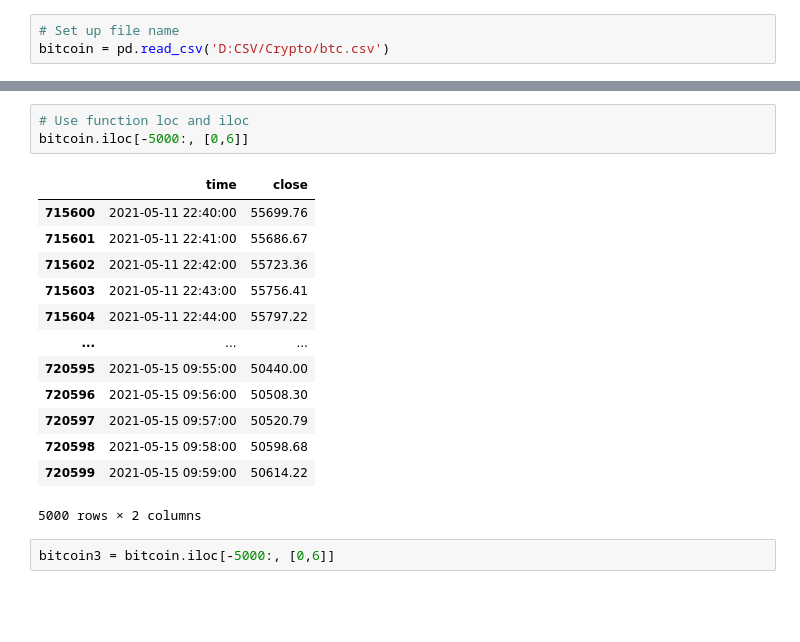
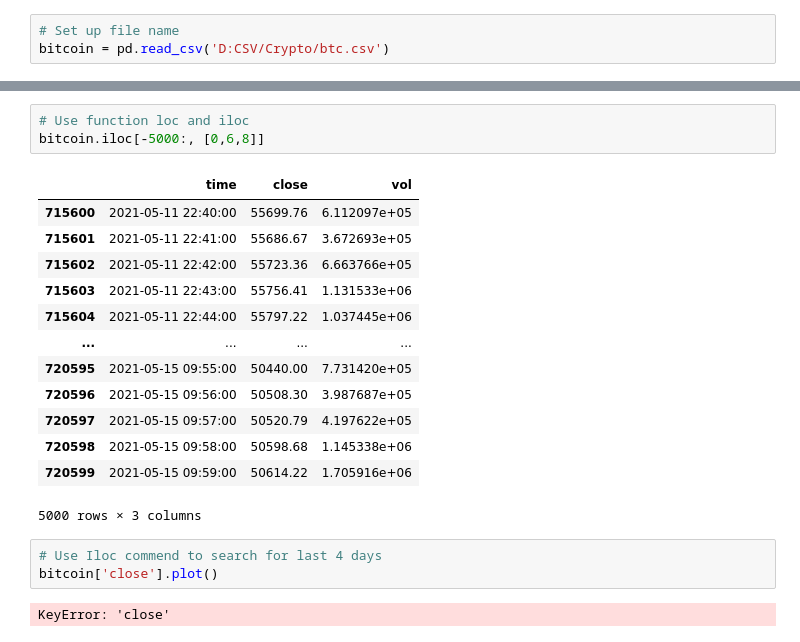
Before and after one commit to lukaszplatos/DataIntro, a Jupyter notebook: MyProject2.ipynb, the cells around one changed output, grey strips where cells are left out. Drawn from its saved outputs; the diff is of its cells as text; blank space fills up the shorter version.

```diff
--- a/MyProject2.ipynb
+++ b/MyProject2.ipynb
@@ -89,19 +90,22 @@ time
 # %%
 # Use function loc and iloc
-bitcoin.iloc[-5000:, [0,6]]
+bitcoin.iloc[-5000:, [0,6,8]]
 # %% [output]
-|  | time | close |
-| 715600 | 2021-05-11 22:40:00 | 55699.76 |
-| 715601 | 2021-05-11 22:41:00 | 55686.67 |
-| 715602 | 2021-05-11 22:42:00 | 55723.36 |
-| 715603 | 2021-05-11 22:43:00 | 55756.41 |
-| 715604 | 2021-05-11 22:44:00 | 55797.22 |
-| ... | ... | ... |
-| 720595 | 2021-05-15 09:55:00 | 50440.00 |
-| 720596 | 2021-05-15 09:56:00 | 50508.30 |
-| 720597 | 2021-05-15 09:57:00 | 50520.79 |
-| 720598 | 2021-05-15 09:58:00 | 50598.68 |
-| 720599 | 2021-05-15 09:59:00 | 50614.22 |
+|  | time | close | vol |
+| 715600 | 2021-05-11 22:40:00 | 55699.76 | 6.112097e+05 |
+| 715601 | 2021-05-11 22:41:00 | 55686.67 | 3.672693e+05 |
+| 715602 | 2021-05-11 22:42:00 | 55723.36 | 6.663766e+05 |
+| 715603 | 2021-05-11 22:43:00 | 55756.41 | 1.131533e+06 |
+| 715604 | 2021-05-11 22:44:00 | 55797.22 | 1.037445e+06 |
+| ... | ... | ... | ... |
+| 720595 | 2021-05-15 09:55:00 | 50440.00 | 7.731420e+05 |
+| 720596 | 2021-05-15 09:56:00 | 50508.30 | 3.987687e+05 |
+| 720597 | 2021-05-15 09:57:00 | 50520.79 | 4.197622e+05 |
+| 720598 | 2021-05-15 09:58:00 | 50598.68 | 1.145338e+06 |
+| 720599 | 2021-05-15 09:59:00 | 50614.22 | 1.705916e+06 |
-5000 rows × 2 columns
+5000 rows × 3 columns
-# %%
-bitcoin3 = bitcoin.iloc[-5000:, [0,6]]
+# %%
+# Use Iloc commend to search for last 4 days
+bitcoin['close'].plot()
+# %% [output]
+KeyError: 'close'
```
Also changed, not shown: parts of 1 cell of this notebook.
